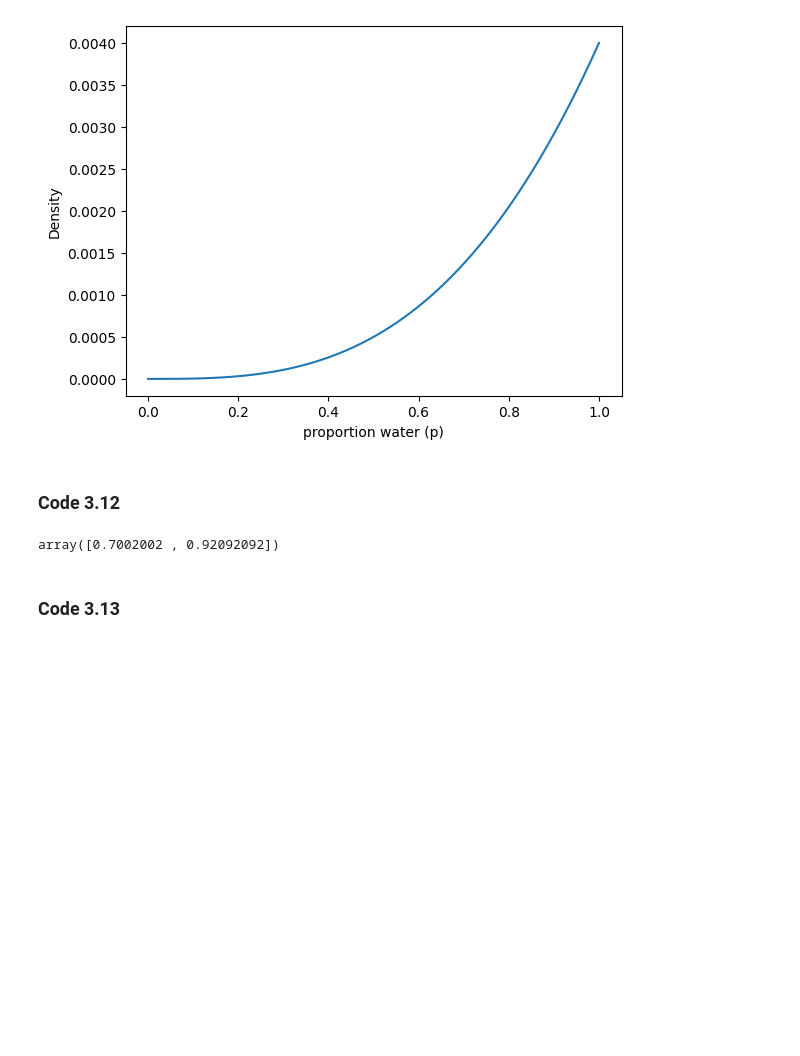
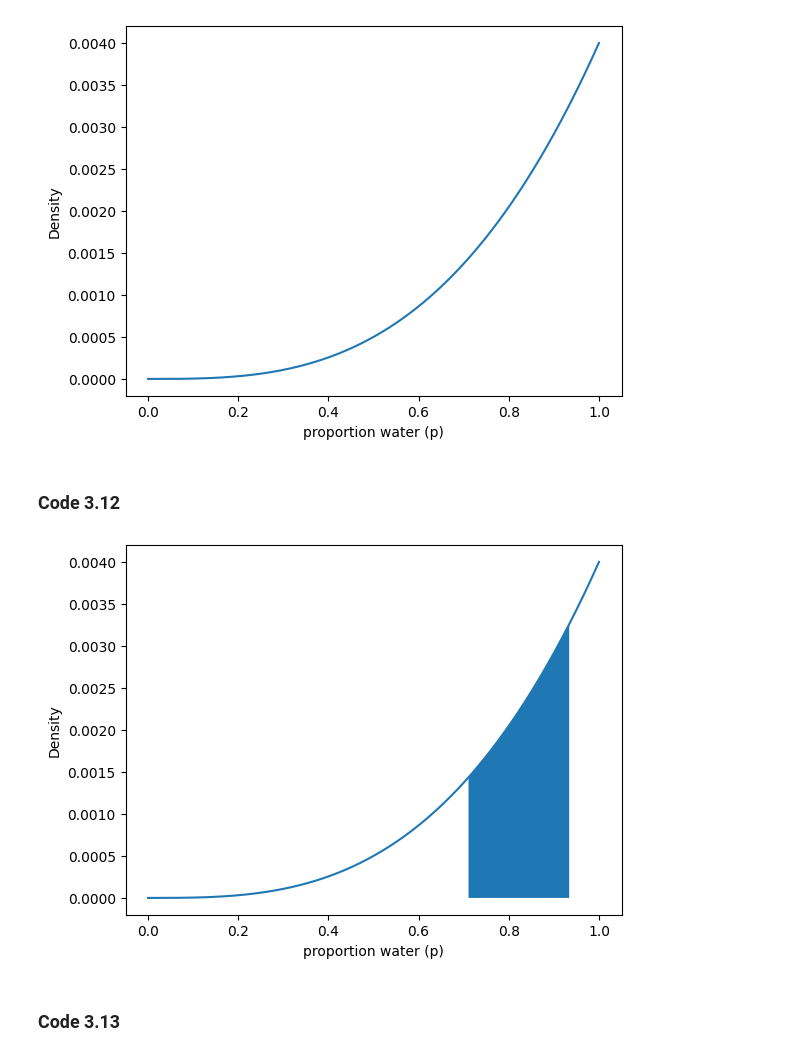
Before and after one commit to Gustavo-SF/Statistical-Rethinking-2Ed, a Jupyter notebook: chapters/3/sampling.ipynb, the cells around one changed output. Cells and saved outputs as stored; diff of their text form; code cells hidden in the pictures; blank space fills up the shorter version.

Commit message:
3️⃣ Finish samples from chapter 3

```diff
--- a/chapters/3/sampling.ipynb
+++ b/chapters/3/sampling.ipynb
@@ -97,9 +97,13 @@ plt.ylabel("Density");
 # %% [markdown]
 ### Code 3.12
 # %%
-np.percentile(samples, [25, 75])
+q1, q3 = np.percentile(samples, [25, 75])
+plt.plot(p_grid, posterior)
+plt.xlabel("proportion water (p)")
+plt.ylabel("Density")
+plt.fill_between(p_grid, posterior, where=(p_grid > q1) & (p_grid < q3));
 # %% [output]
-array([0.7002002 , 0.92092092])
+[figure, added]
 # %% [markdown]
 ### Code 3.13
 # %%
```
Also changed, not shown: parts of 33 cells of this notebook.
